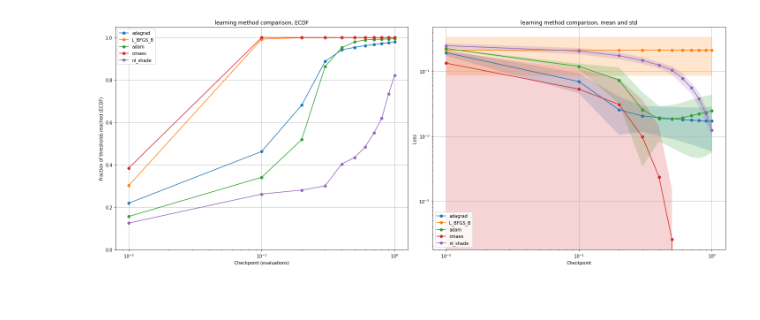
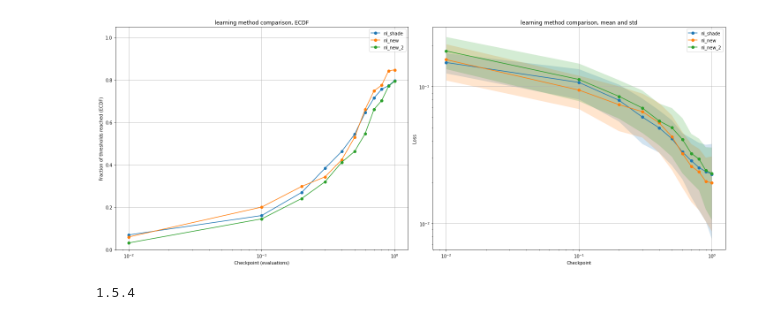
Before and after one commit to brzoza6538/stochastic-gradient-vs-global-methods, a Jupyter notebook: networks_iris/net_comparison.ipynb, the cells around one changed output. Drawn from its saved outputs; the diff is of its cells as text; code cells hidden in the pictures.

Commit message:
nlshade versions comparison

```diff
--- a/networks_iris/net_comparison.ipynb
+++ b/networks_iris/net_comparison.ipynb
@@ -27,12 +28,27 @@ logs = [
 
 ]
 # %%
+
 def get_records(path):
+    records = []
 
     if not os.path.exists(path):
         records = None
+    elif path.__contains__("run_records"):
+        with open(path, mode='r', newline='') as file:
+            reader = csv.DictReader(file)
+            for row in reader:
+
+                row["error"] = row["error"].strip("()[]").split(",")[1] # HERE 0=(1-accuracy) 1=loss
+
+                converted_row = {
+                    key: (float(value.strip('[]')) if key != 'algorithm' else value)
+                    for key, value in row.items()
+                }
+                records.append(converted_row)
+
     else:
-        records = []
+
         with open(path, mode='r', newline='') as file:
             reader = csv.DictReader(file)
             for row in reader:
@@ -125,22 +198,31 @@ def compare(logs):
 
     algs_run_records = {}
     algs_records = {}
-
     for algorithm in logs:
         algs_records[algorithm['name']] = get_records(f"{algorithm['path']}")
         algs_run_records[algorithm['name']] = get_records(f"{algorithm['run_path']}")
+
+        # for r in algs_run_records[algorithm['name']]:
+        #     r['error'] = round(r['error'], 2)
+
+        # for r in algs_records[algorithm['name']]:
+        #     r['min'] = round(r['min'], 2)
+        #     r['std'] = round(r['std'], 2)
+
 
     fig, axs = plt.subplots(1, 2, figsize=(20, 8))
     axs = axs.flatten()
     plot_idx = 0
 
     # ECDF
-    ecdf_thresholds = calculate_thresholds(algs_run_records)
+    # ecdf_thresholds = calculate_thresholds(algs_run_records)
 
     ax = axs[plot_idx]
-    for algorithm_name, run_record in algs_run_records.items():
-        y = ecdf(run_record, ecdf_thresholds)
-        ax.plot(globals.def_checkpoints, y, label=algorithm_name, marker='o')
+    # for algorithm_name, run_record in algs_run_records.items():
+    #     y = ecdf(run_record, ecdf_thresholds)
+    #     ax.plot(globals.def_checkpoints, y, label=algorithm_name, marker='o')
+
+    ecdf_plot(algs_run_records.items(), ax)
 
     ax.set_xlabel('Checkpoint (evaluations)')
     ax.set_ylabel('Fraction of thresholds reached (ECDF)')
@@ -191,13 +273,18 @@ def compare(logs):
 # %%
 to_compare = []
 
 # indxs = [3, 4, 5, 6, ]
 # indxs = [10, 11, 12]
-indxs = [0, 1, 2, 3, 4]
+indxs = [4, 5, 6]
 
 for i in indxs:
     to_compare.append(logs[i])
 
 compare(to_compare)
 # %% [output]
-[figure, old version]
+[figure, new version]
+# %%
+import scipy
+print(scipy.__version__)
+# %% [output]
+1.5.4
```
Also changed, not shown: parts of 5 cells of this notebook.
